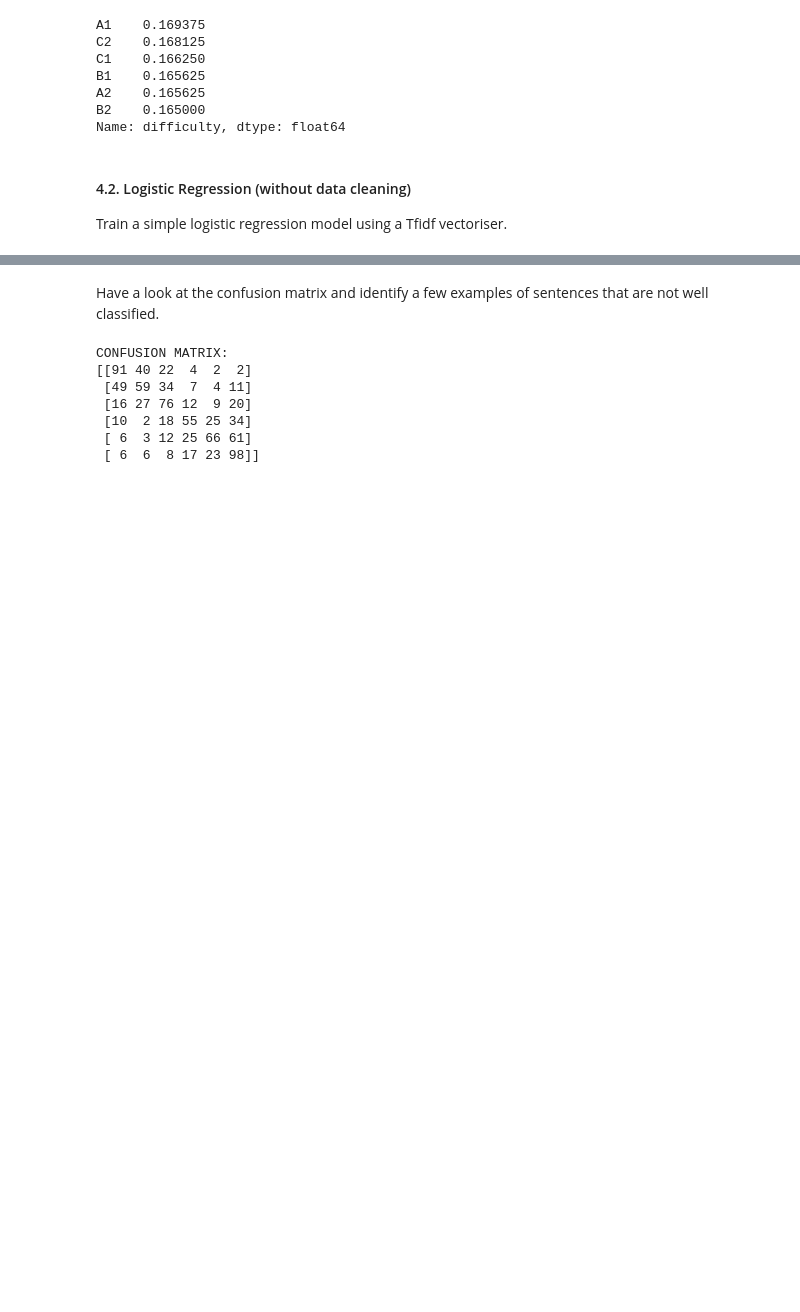
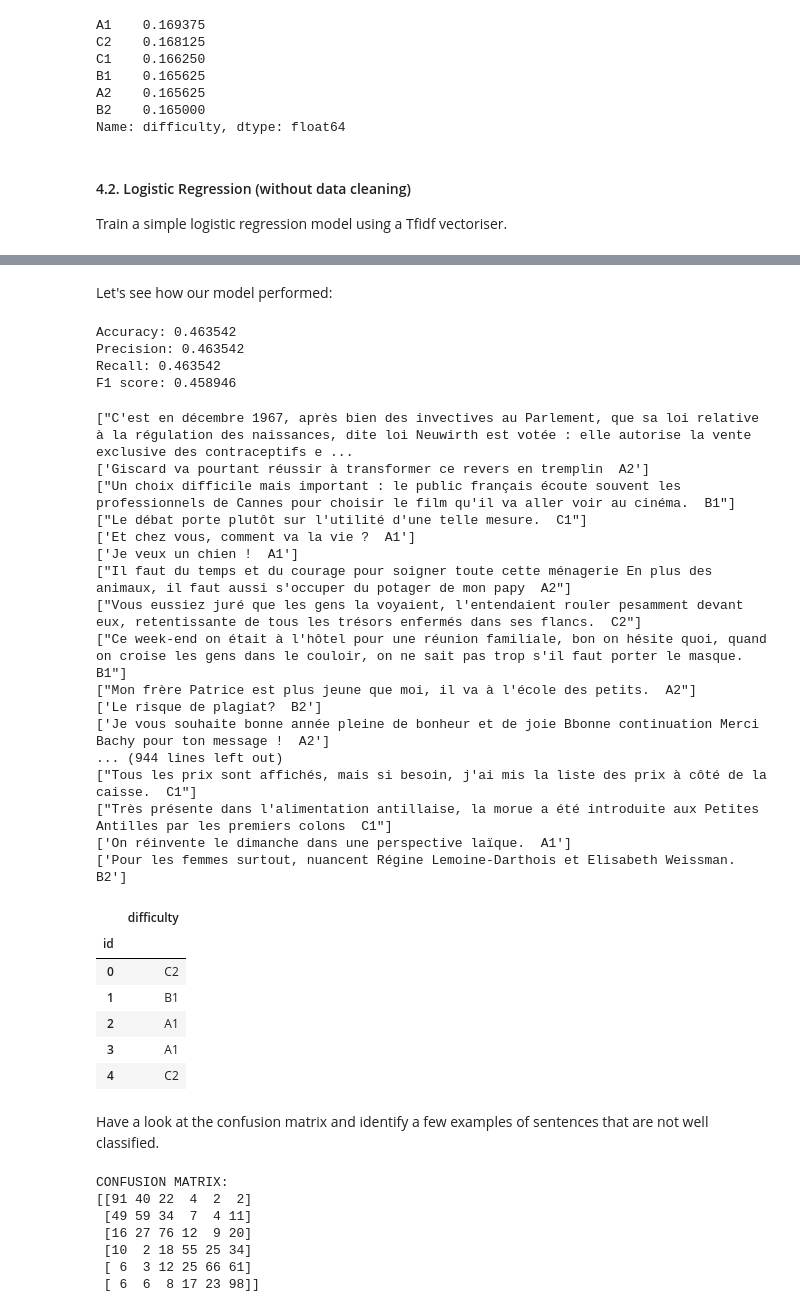
Before and after one commit to Stergios-Konstantinidis/DMML2022_Nestle, a Jupyter notebook: DMML2022_Nestle_3.ipynb, the cells around one changed output, grey strips where cells are left out. Saved outputs shown, nothing was run; the diff lists cells and outputs as text; code cells hidden in the pictures; blank space fills up the shorter version.

```diff
--- a/DMML2022_Nestle_3.ipynb
+++ b/DMML2022_Nestle_3.ipynb
@@ -231,4 +215,4 @@ columns=tfidf.get_feature_names())
 # %%
-text_transformer = TfidfVectorizer(ngram_range=(1, 1), lowercase=True, max_features=150000)
+text_transformer = TfidfVectorizer(ngram_range=(1, 2), lowercase=True, max_features=150000)
 X_train_text = text_transformer.fit_transform(X_train)
 X_test_text = text_transformer.transform(X_test)
@@ -261,38 +243,24 @@ y_pred = LR.predict(X_test_text)
+# %% [markdown]
+Let's see how our model performed:
 # %%
 ##################
 #Accuracy
-accuracy = accuracy_score(X_test_text, y_pred)
+accuracy = accuracy_score(y_test, y_pred)
 print('Accuracy: %f' % accuracy)
 
 #Precision
-precision = precision_score(X_test_text, y_pred)
+precision = precision_score(y_test, y_pred,average='micro')
 print('Precision: %f' % precision)
 
 #Recall
-recall = recall_score(X_test, y_pred)
+recall = recall_score(y_test, y_pred,average='micro')
 print('Recall: %f' % recall)
 
 #F1
-f1 = f1_score(X_test, y_pred)
+f1 = f1_score(y_test, y_pred,average='macro')
 print('F1 score: %f' % f1)
+# %% [output]
+Accuracy: 0.463542
+Precision: 0.463542
+Recall: 0.463542
+F1 score: 0.458946
-# %%
-#One hot encoder ou label encoder
-
-df['oe_difficulty'] = ['0' if x == 'A1'
-                   else '1' if x =='A2'
-                   else '2' if x == 'B1'
-                   else '3' if x=='B2'
-                   else '4' if x== 'C1'
-                   else '5'
-                   for x in df.difficulty]
-
-df.oe_difficulty.value_counts()
-newY = df['oe_difficulty']
-
-X= df['sentence']
-newY = df['oe_difficulty']
-X_train, X_test, y_train, y_test = sklearn.model_selection.train_test_split(X, newY, test_size=0.2, random_state=0)
-
-text_transformer = TfidfVectorizer(ngram_range=(1, 2), lowercase=True, max_features=150000)
-X_train_text = text_transformer.fit_transform(X_train)
-X_test_text = text_transformer.transform(X_test)
@@ -312,20 +267,45 @@ print(recall_score_LR_test)
 # %%
 # Print sentence with the predicted language level
 
 i=0
 for text in X_test_text:
   print((X_test.reset_index())._get_value(i, "sentence", takeable=False) + "  " + LR.predict(text))
   i+=1
   df_pred = pd.read_csv('/content/data/unlabelled_test_data.csv')
 df_pred_text = text_transformer.transform(df_pred["sentence"])
 
 df_pred['difficulty'] = list(map(lambda x : LR.predict(x)[0], df_pred_text))
 
 df_pred = df_pred[["id", "difficulty"]]
 df_pred = df_pred.set_index('id')
 
-df_pred.to_csv('file_name.csv')
+df_pred.to_csv('LR_reg.csv')
 df_pred.head()
+# %% [output]
+["C'est en décembre 1967, après bien des invectives au Parlement, que sa loi relative à la régulation des naissances, dite loi Neuwirth est votée : elle autorise la vente exclusive des contraceptifs e ...
+['Giscard va pourtant réussir à transformer ce revers en tremplin  A2']
+["Un choix difficile mais important : le public français écoute souvent les professionnels de Cannes pour choisir le film qu'il va aller voir au cinéma.  B1"]
+["Le débat porte plutôt sur l'utilité d'une telle mesure.  C1"]
+['Et chez vous, comment va la vie ?  A1']
+['Je veux un chien !  A1']
+["Il faut du temps et du courage pour soigner toute cette ménagerie En plus des animaux, il faut aussi s'occuper du potager de mon papy  A2"]
+["Vous eussiez juré que les gens la voyaient, l'entendaient rouler pesamment devant eux, retentissante de tous les trésors enfermés dans ses flancs.  C2"]
+["Ce week-end on était à l'hôtel pour une réunion familiale, bon on hésite quoi, quand on croise les gens dans le couloir, on ne sait pas trop s'il faut porter le masque.  B1"]
+["Mon frère Patrice est plus jeune que moi, il va à l'école des petits.  A2"]
+['Le risque de plagiat?  B2']
+['Je vous souhaite bonne année pleine de bonheur et de joie Bbonne continuation Merci Bachy pour ton message !  A2']
+... (944 lines left out)
+["Tous les prix sont affichés, mais si besoin, j'ai mis la liste des prix à côté de la caisse.  C1"]
+["Très présente dans l'alimentation antillaise, la morue a été introduite aux Petites Antilles par les premiers colons  C1"]
+['On réinvente le dimanche dans une perspective laïque.  A1']
+['Pour les femmes surtout, nuancent Régine Lemoine-Darthois et Elisabeth Weissman.  B2']
+|  | difficulty |
+| id |  |
+| 0 | C2 |
+| 1 | B1 |
+| 2 | A1 |
+| 3 | A1 |
+| 4 | C2 |
 # %% [markdown]
 Have a look at the confusion matrix and identify a few examples of sentences that are not well classified.
 # %%
```
Also changed, not shown: parts of 32 cells of this notebook.
